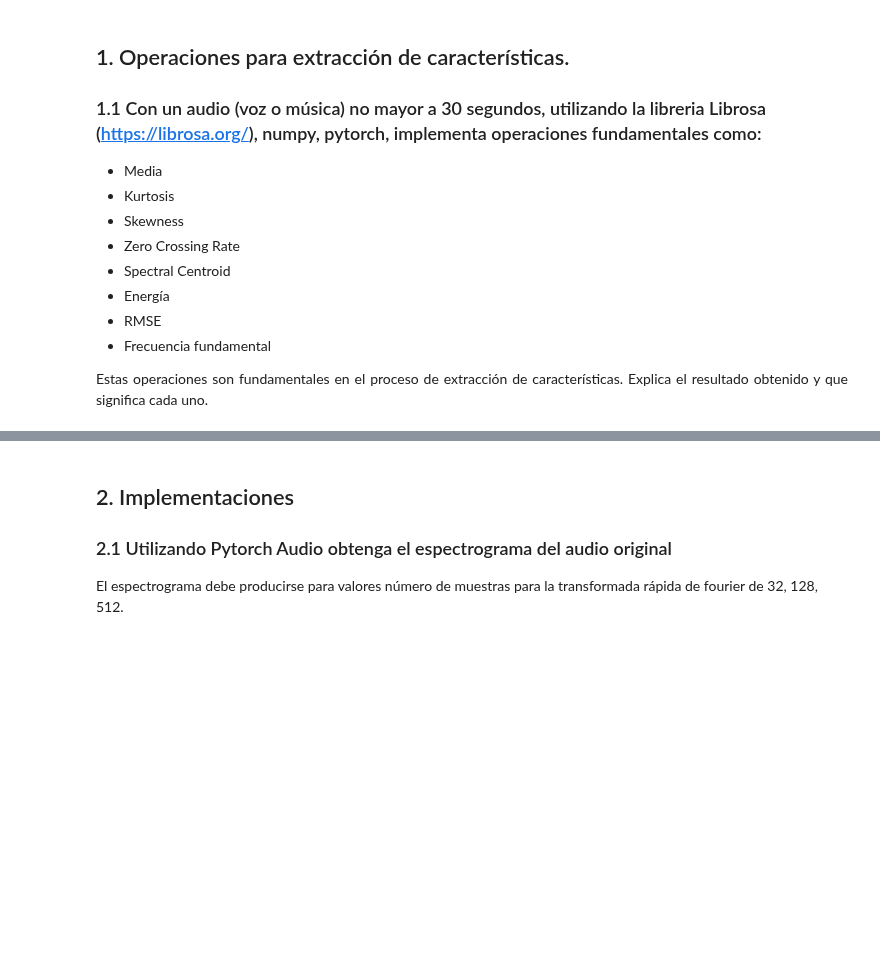
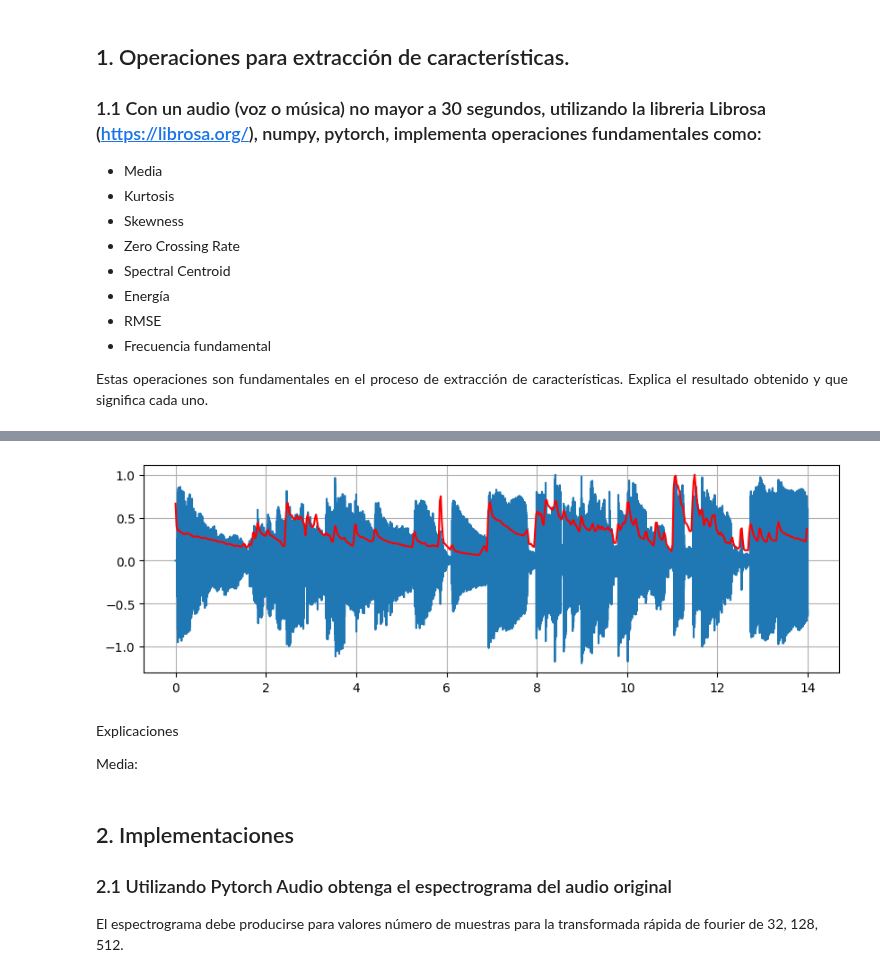
Before and after one commit to MatiasArmijo/Actividades-EIE-401-Matias-Armijo, a Jupyter notebook: actividad-6/Actividad_6_ArmijoMatias_204623155.ipynb, the cells around one changed output, grey strips where cells are left out. Drawn from its saved outputs; the diff is of its cells as text; code cells hidden in the pictures; blank space fills up the shorter version.

```diff
--- a/actividad-6/Actividad_6_ArmijoMatias_204623155.ipynb
+++ b/actividad-6/Actividad_6_ArmijoMatias_204623155.ipynb
@@ -30,25 +30,25 @@ PROCESAMIENTO DIGITAL MULTIMEDIA
 Estas operaciones son fundamentales en el proceso de extracción de características. Explica el resultado obtenido y que significa cada uno.
 # %%
 from IPython.display import Audio
+import matplotlib.pyplot as plt
 import librosa
 import numpy as np
 import torch
 
 ########### BORARA ESTA LIBRERIA ###########
-import scipy.stats
+import scipy
 
 ############################################
 
 # Carga de archivos con libros
 audio, fs = librosa.load("audio.wav")
 duracion = len(audio)/fs
-
-Audio(audio,rate=fs)
+tiempo = np.linspace(0,duracion,len(audio))
 
 # Obtencion de Media (mean)
 def media_function(x):
     y = np.sum(x)/len(x)
-    print('Media = ',y)
+    print('Media =', y)
     return y
 
 media = media_function(audio)
@@ -58,10 +58,72 @@ def kurtosis_function(x):
     media = np.mean(x)
     desviacion_estandar = np.std(x)
     kurtosis = np.mean(((x-media)/desviacion_estandar)**4)-3
-    print('Kurtosis = ',kurtosis)
+    print('Kurtosis =', kurtosis)
     return kurtosis
 
 kurtosis = kurtosis_function(audio)
 
-#
+# Obtencion Skewness
+def skewness_function(x):
+    media = np.mean(x)
+    desviacion_estandar = np.std(x)
+    n = len(x)
+    skewness = (np.sum((x - media)**3) / (n * desviacion_estandar**3))
+    print('Skewness (Oblicuidad) =', skewness)
+    return skewness
+
+skewness = skewness_function(audio)
+
+# Obtencion Zero-Crossing-Rate
+def zero_crossing_rate_function(x):
+    cruces_por_cero = librosa.zero_crossings(x,pad=False)
+    tasa_cruces_por_cero = sum(cruces_por_cero)/len(cruces_por_cero)
+    print('Zero Crossing Rate =', tasa_cruces_por_cero*100,'%' )
+    return tasa_cruces_por_cero
+
+zero_crossing_rate = zero_crossing_rate_function(audio)
+
+def spectral_centroid_function(audio,fs):
+    spectral_centroids = librosa.feature.spectral_centroid(y=audio+0.1, sr=fs)[0]
+    frames = range(len(spectral_centroids))
+    t = librosa.frames_to_time(frames)
+    return spectral_centroids, t
+
+# obtencion del centroide del espectro
+spectral_centroid, t = spectral_centroid_function(audio,fs)
+
+plt.figure(figsize=(10,3))
+plt.plot(tiempo,audio/max(audio))
+plt.plot(t, spectral_centroid/max(spectral_centroid), color='r');
+plt.grid(True)
+
+# Energia del audio
+def energy_function(x):
+    energia = np.sum(x ** 2)
+    print('Energia =', energia)
+    return energia
+
+energia = energy_function(audio)
+
+# Obtencion del root mean square energy (RMSE)
+def RMSE_function(x):
+    RMSE = np.sqrt(1/len(x)*np.sum(audio ** 2))
+    print('RMSE =',RMSE)
+    return RMSE
+
+RMSE = RMSE_function(audio)
+
+def fundamental_freq_function(x,fs):
+    autocorr = librosa.autocorrelate(x)
+    # Encontrar el primer máximo después del primer retraso
+    # Esto corresponde a la frecuencia fundamental
+    fundamental_frequency = librosa.autocorrelate(x)[1:].argmax()
+    # Convertir el índice a frecuencia (Hz)
+    fundamental_frequency_hz = float(fs) / fundamental_frequency
+    print("Frecuencia fundamental:", fundamental_frequency_hz, "Hz")
+    return fundamental_frequency_hz
+
+fundamental_freq = fundamental_freq_function(audio,fs)
+
+Audio(audio,rate=fs)
 # %% [output]
@@ -71,3 +138,8 @@ Kurtosis =  1.8145179748535156
+[figure, added]
+# %% [markdown]
+Explicaciones
+
+Media:
 # %% [markdown]
 ## 2. Implementaciones
 
```
Also changed, not shown: parts of 1 cell of this notebook, 1 other file.
